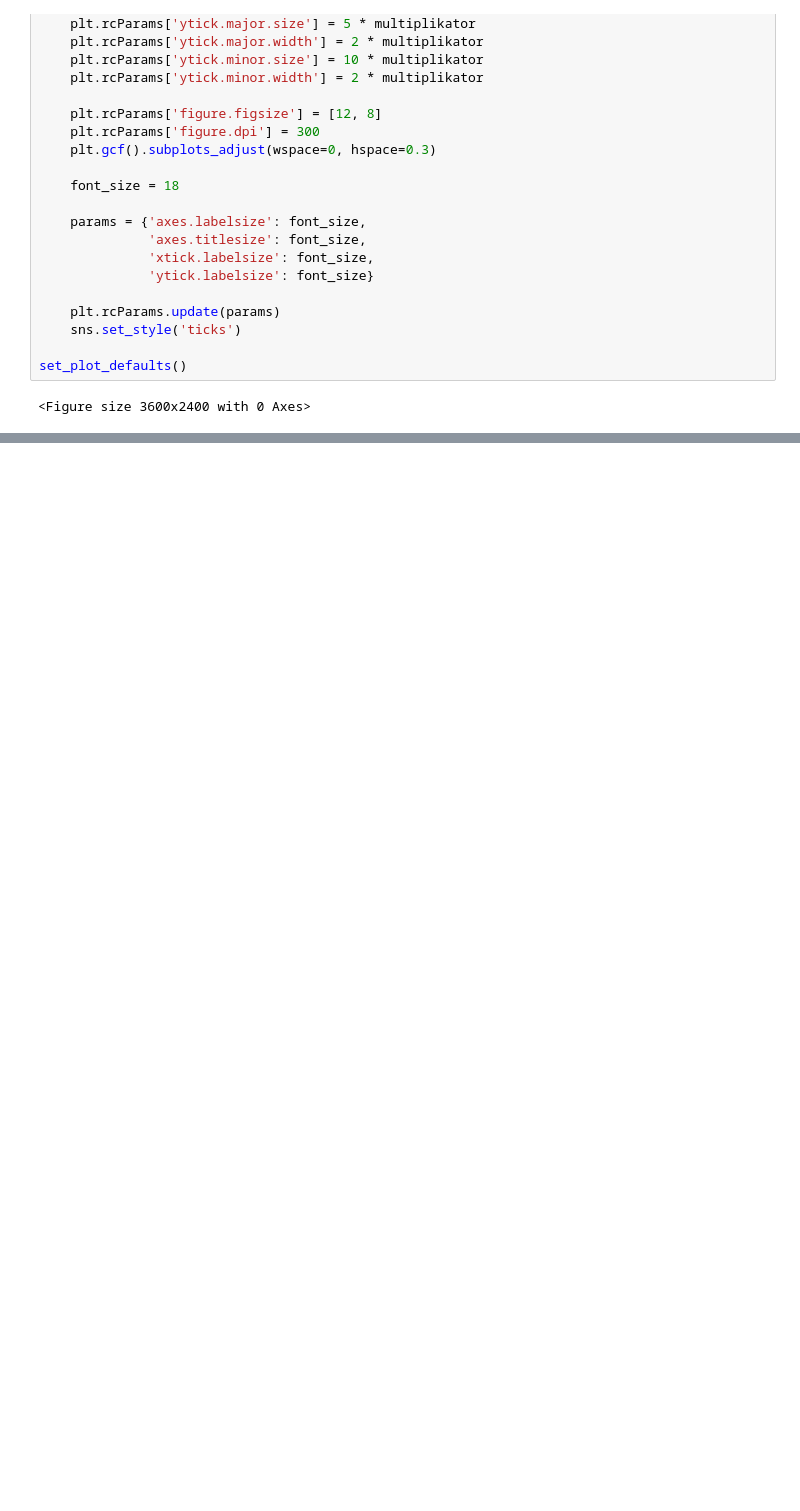
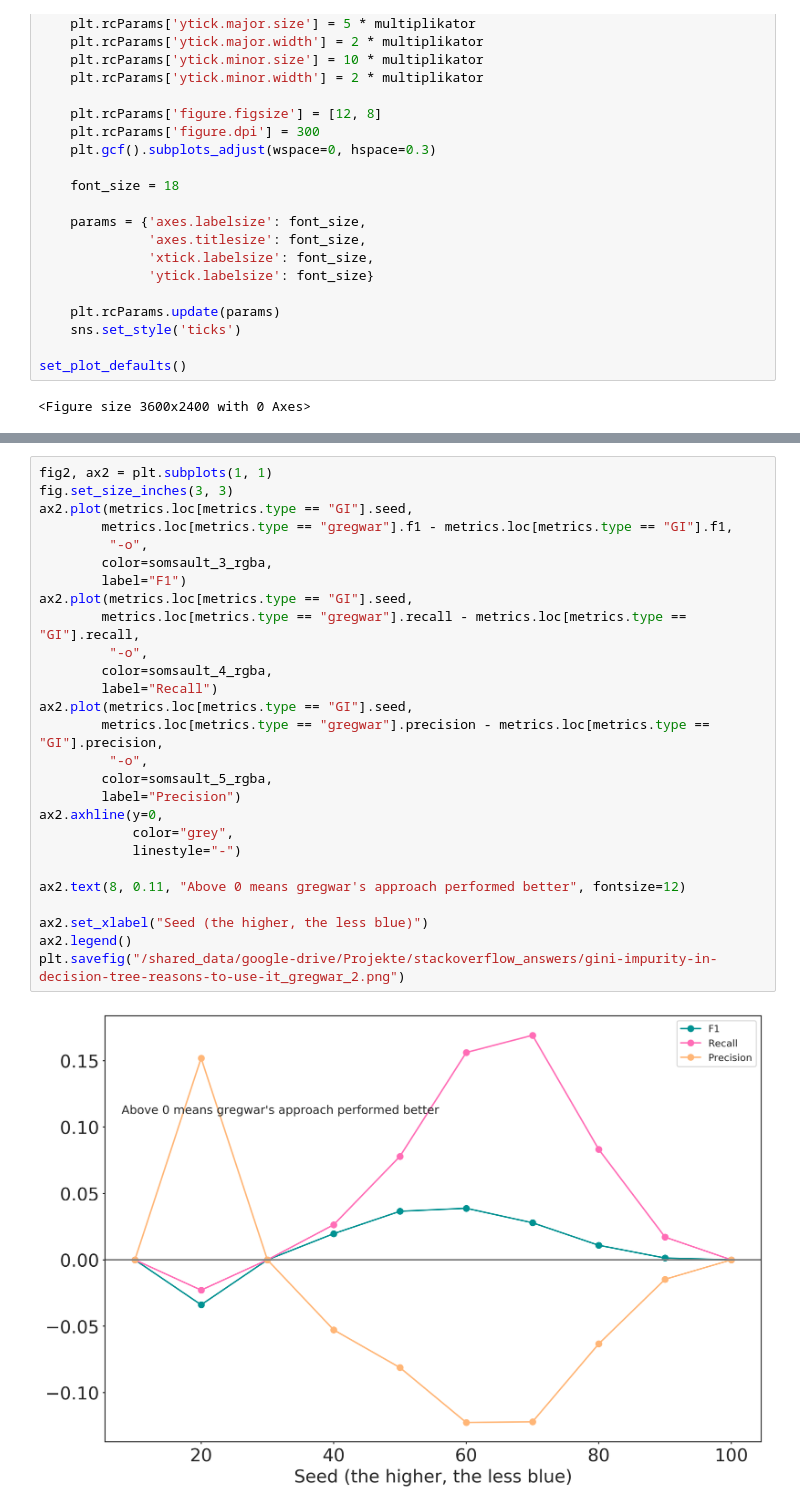
Before and after one commit to dazim/stackoverflow_answers, a Jupyter notebook: gini-impurity-in-decision-tree-reasons-to-use-it.ipynb, the cells around one changed output, grey strips where cells are left out. Saved outputs shown, nothing was run; the diff lists cells and outputs as text; blank space fills up the shorter version.

Commit message:
Improved approach

```diff
--- a/gini-impurity-in-decision-tree-reasons-to-use-it.ipynb
+++ b/gini-impurity-in-decision-tree-reasons-to-use-it.ipynb
@@ -236,0 +550,29 @@ plt.savefig("/shared_data/google-drive/Projekte/stackoverflow_answers/gini-impur
+# %%
+fig2, ax2 = plt.subplots(1, 1)
+fig.set_size_inches(3, 3)
+ax2.plot(metrics.loc[metrics.type == "GI"].seed,
+        metrics.loc[metrics.type == "gregwar"].f1 - metrics.loc[metrics.type == "GI"].f1,
+         "-o",
+        color=somsault_3_rgba,
+        label="F1")
+ax2.plot(metrics.loc[metrics.type == "GI"].seed,
+        metrics.loc[metrics.type == "gregwar"].recall - metrics.loc[metrics.type == "GI"].recall,
+         "-o",
+        color=somsault_4_rgba,
+        label="Recall")
+ax2.plot(metrics.loc[metrics.type == "GI"].seed,
+        metrics.loc[metrics.type == "gregwar"].precision - metrics.loc[metrics.type == "GI"].precision,
+         "-o",
+        color=somsault_5_rgba,
+        label="Precision")
+ax2.axhline(y=0,
+            color="grey",
+            linestyle="-")
+
+ax2.text(8, 0.11, "Above 0 means gregwar's approach performed better", fontsize=12)
+
+ax2.set_xlabel("Seed (the higher, the less blue)")
+ax2.legend()
+plt.savefig("/shared_data/google-drive/Projekte/stackoverflow_answers/gini-impurity-in-decision-tree-reasons-to-use-it_gregwar_2.png")
+# %% [output]
+[figure, added]
```
Also changed, not shown: parts of 2 cells of this notebook, 3 other files.
